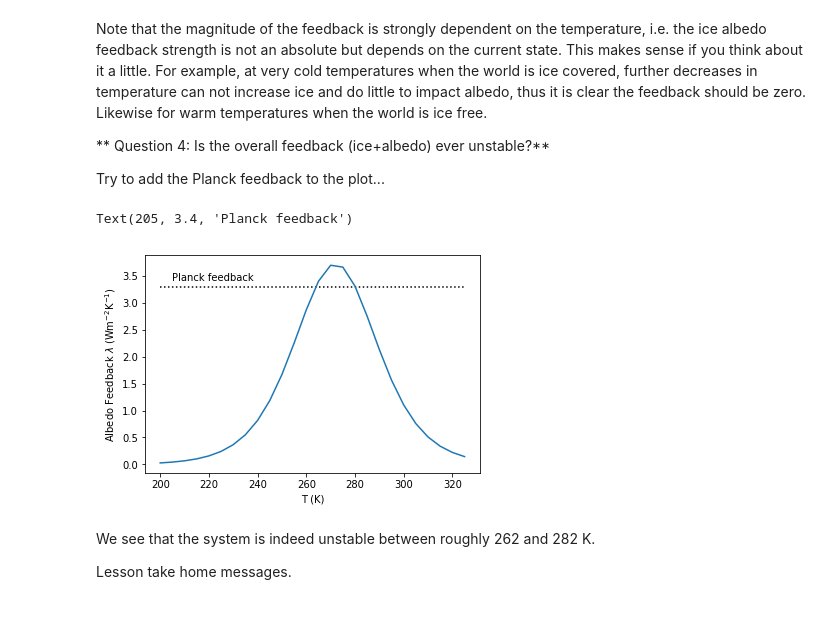
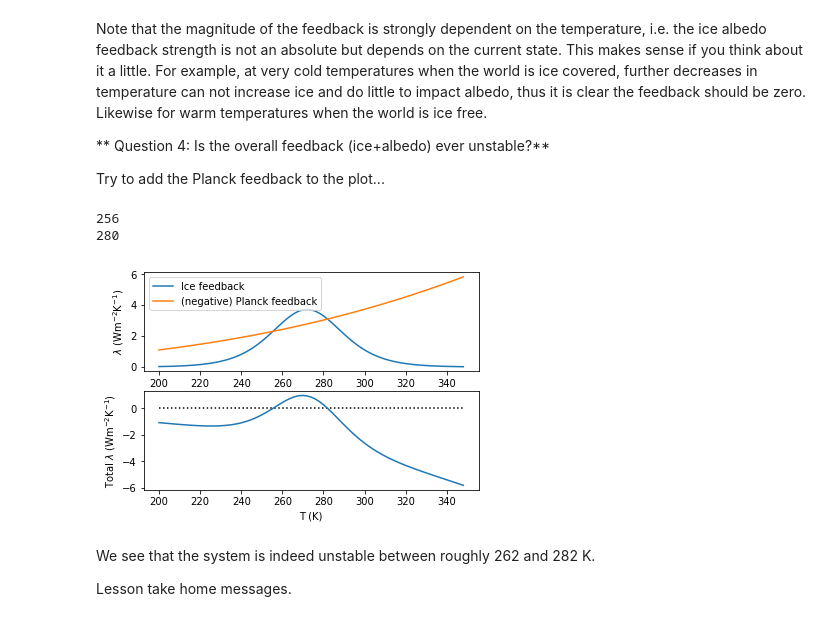
Before and after one commit to llvillanueva/TPA_DIPLOMA_LABS, a Jupyter notebook: ESM_0D_ICEVAPOR/EBM_0D_ice_water.ipynb, the cells around one changed output. Cells and saved outputs as stored; diff of their text form; code cells hidden in the pictures.

```diff
--- a/ESM_0D_ICEVAPOR/EBM_0D_ice_water.ipynb
+++ b/ESM_0D_ICEVAPOR/EBM_0D_ice_water.ipynb
@@ -128,17 +128,32 @@ Note that the magnitude of the feedback is strongly dependent on the temperature
 ** Question 4: Is the overall feedback (ice+albedo) ever unstable?**
 
 Try to add the Planck feedback to the plot...
-# %%
-# add hline for magnitude of Planck
-fig,ax=plt.subplots()
-ax.plot(Ts,icefeedback)
-ax.set_ylabel("Albedo Feedback $\lambda}_{i}$ (Wm$^{-2}$K$^{-1}$)")
-ax.set_xlabel("T (K)")
-ax.hlines(3.3,tmin,tmax,linestyle='dotted')
-ax.text(tmin+5,3.4,"Planck feedback")
-# %% [output]
-Text(205, 3.4, 'Planck feedback')
-[figure, removed]
+# %%
+# add hline for magnitude of Planck
+planckfeedback=-4.0*eps_e*sigma*np.power(Ts,3)
+
+fig,ax=plt.subplots(nrows=2)
+ax[0].plot(Ts,icefeedback,label="Ice feedback")
+ax[0].plot(Ts,-planckfeedback,label="(negative) Planck feedback")
+ax[0].set_ylabel("$\lambda$ (Wm$^{-2}$K$^{-1}$)")
+ax[0].set_xlabel("T (K)")
+ax[0].legend()
+
+feedback=icefeedback+planckfeedback
+ax[1].plot(Ts,feedback)
+ax[1].hlines(0.0,tmin,tmax,linestyles="dotted")
+ax[1].set_xlabel("T (K)")
+ax[1].set_ylabel("Total $\lambda$ (Wm$^{-2}$K$^{-1}$)")
+
+#
+# rough estimate (to nearest 2K) of unstable regime bounds
+#
+print(Ts[np.argwhere(feedback>0).min()])
+print(Ts[np.argwhere(feedback>0).max()])
+# %% [output]
+256
+280
+[figure, added]
 # %% [markdown]
 We see that the system is indeed unstable between roughly 262 and 282 K.
 
```
Also changed, not shown: parts of 4 cells of this notebook.
